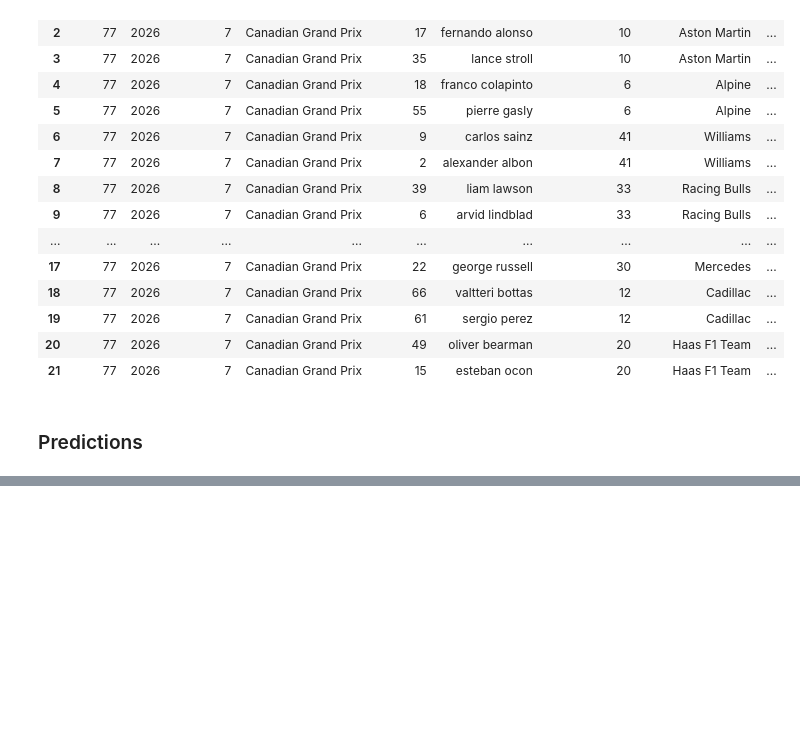
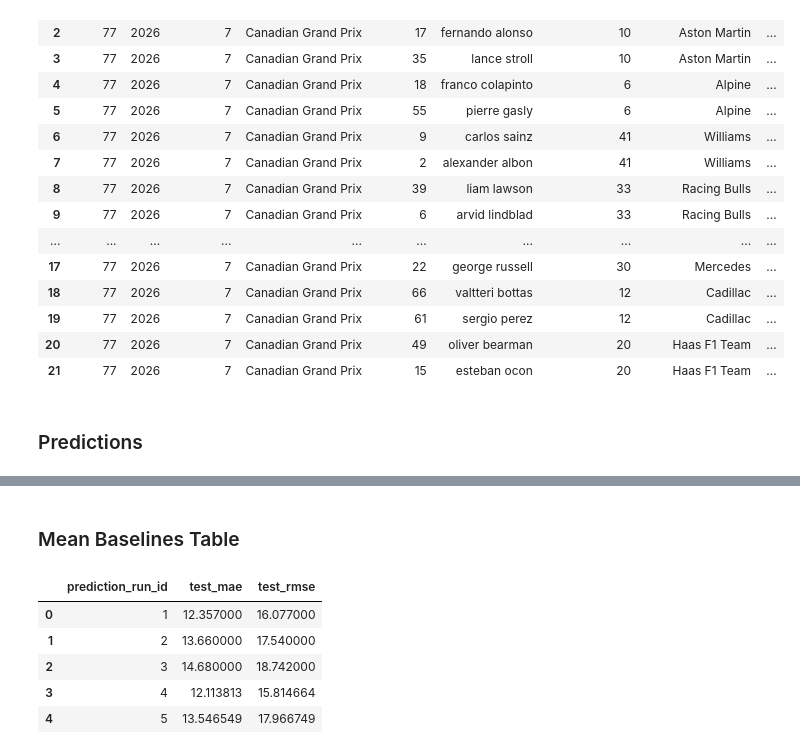
Before and after one commit to jguptil1/F1Fantasy, a Jupyter notebook: src/ingestion/database_testing.ipynb, the cells around one changed output, grey strips where cells are left out. Saved outputs shown, nothing was run; the diff lists cells and outputs as text; code cells hidden in the pictures; blank space fills up the shorter version.

```diff
--- a/src/ingestion/database_testing.ipynb
+++ b/src/ingestion/database_testing.ipynb
@@ -1653,0 +1691,20 @@ pr.head()
+# %% [markdown]
+### Mean Baselines Table
+# %%
+def model_performance():
+    with duckdb.connect(DATABASE_PATH, read_only=True) as con:
+        result = con.execute("""
+            SELECT *
+            FROM fact_niave_baselines
+        """).df()
+    return result
+
+mp = model_performance()
+mp.tail()
+# %% [output]
+|  | prediction_run_id | test_mae | test_rmse |
+| 0 | 1 | 12.357000 | 16.077000 |
+| 1 | 2 | 13.660000 | 17.540000 |
+| 2 | 3 | 14.680000 | 18.742000 |
+| 3 | 4 | 12.113813 | 15.814664 |
+| 4 | 5 | 13.546549 | 17.966749 |
```
Also changed, not shown: parts of 5 cells of this notebook, 9 other files.
